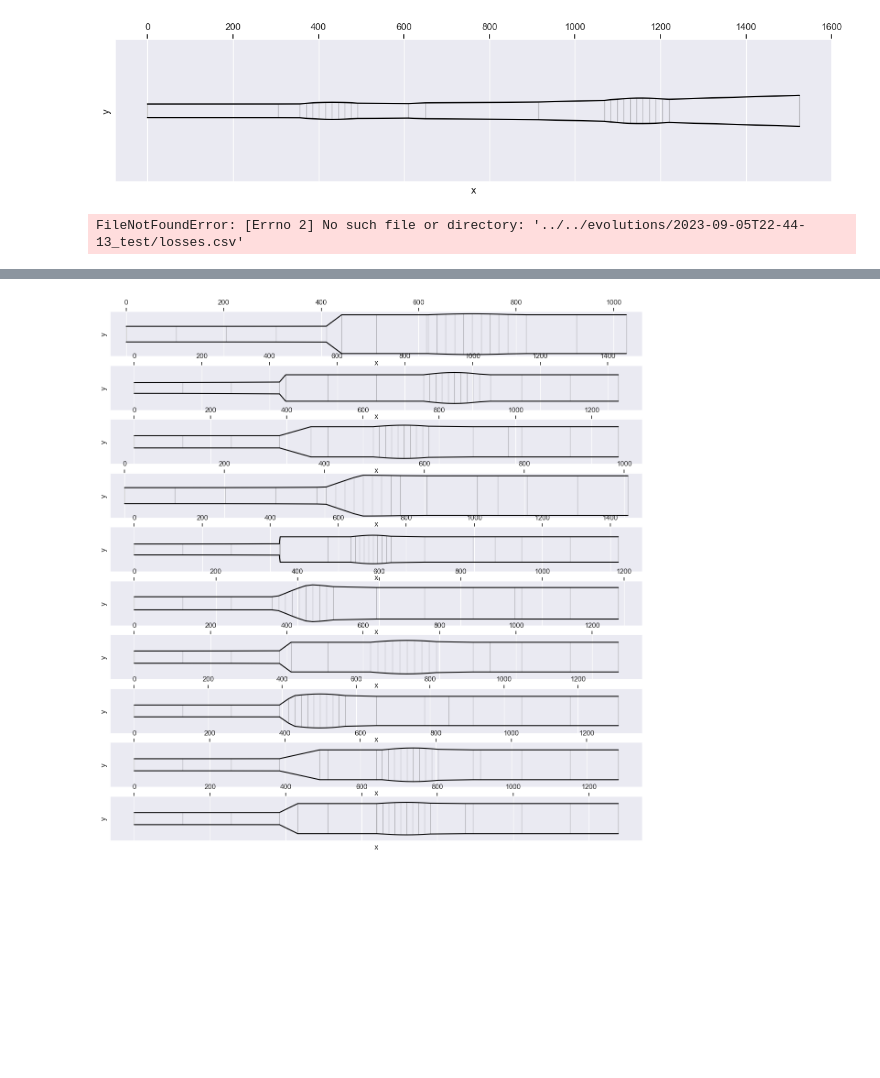
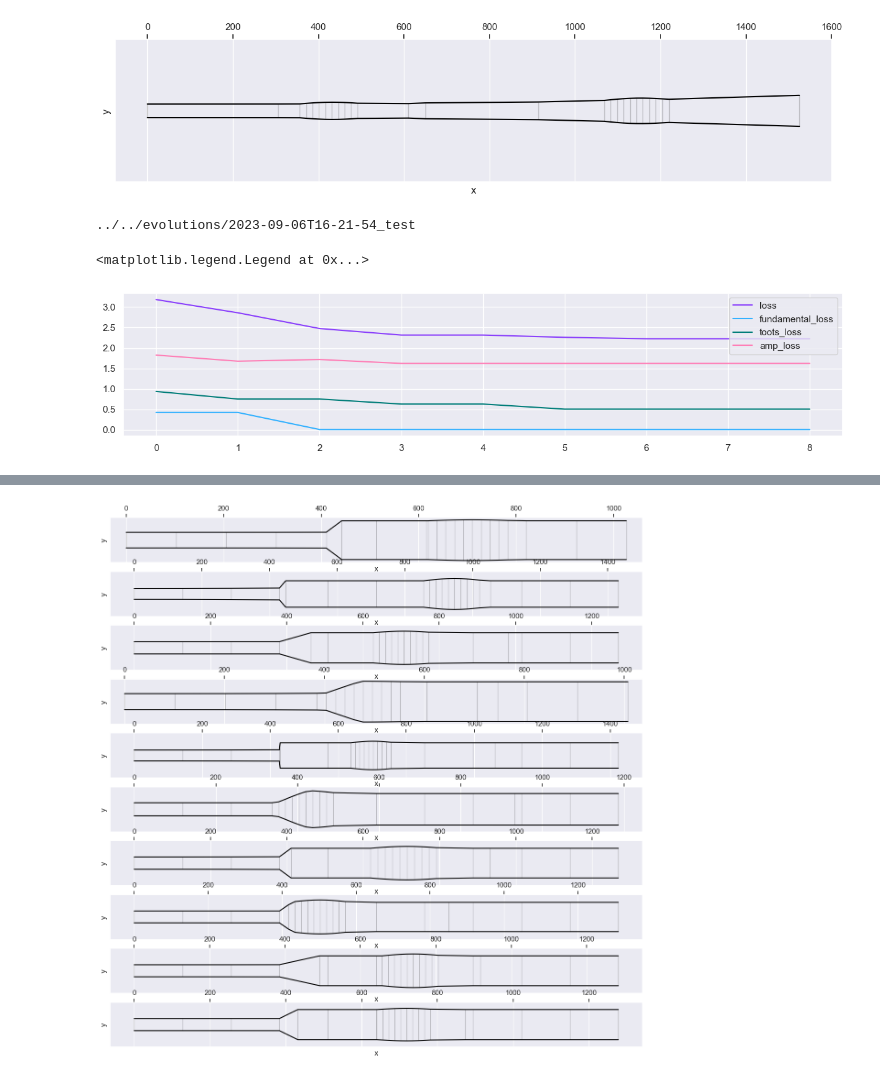
Before and after one commit to jnehring/didge-lab, a Jupyter notebook: src/experiments/UniversalShape.ipynb, the cells around one changed output, grey strips where cells are left out. Drawn from its saved outputs; the diff is of its cells as text; code cells hidden in the pictures; blank space fills up the shorter version.

```diff
--- a/src/experiments/UniversalShape.ipynb
+++ b/src/experiments/UniversalShape.ipynb
@@ -264,19 +322,34 @@ geo3.get_cadsd().get_notes()
 # %%
 import pandas as pd
 import os
 evolutions_folder="../../evolutions/"
 subfolders = sorted(os.listdir(evolutions_folder))
 latestfolder = os.path.join(evolutions_folder, subfolders[-1])
+print(latestfolder)
 df = pd.read_csv(os.path.join(latestfolder, "losses.csv"))
 steps = []
 df = df.query("i_generation<i_generation.max()")
 df
 
 x = df.i_generation.unique()
-for i_mutant in df.i_mutant.unique():
-    plt.plot(x,df.query("i_mutant==@i_mutant").loss)
+
+columns=list(df.columns)
+columns=columns[columns.index("loss"):]
+colors = ['#8a3ffc', '#33b1ff', '#007d79', '#ff7eb6', '#fa4d56', '#fff1f1', '#6fdc8c', '#4589ff', '#d12771', '#d2a106', '#08bdba', '#bae6ff', '#ba4e00', '#d4bbff']
+for i in range(len(columns)):
+    c = columns[i]
+    ymin=df.groupby("i_generation")[c].min()
+    #ymax=df.groupby("i_generation")[c].max()
+    #plt.fill_between(x, ymin, ymax, label=c, color=colors[i])
+    plt.plot(x, ymin, label=c, color=colors[i])
+
+plt.legend()
+#for i_mutant in df.i_mutant.unique():
+#    plt.plot(x,df.query("i_mutant==@i_mutant").loss)
 # %% [output]
-FileNotFoundError: [Errno 2] No such file or directory: '../../evolutions/2023-09-05T22-44-13_test/losses.csv'
+../../evolutions/2023-09-06T16-21-54_test
+<matplotlib.legend.Legend at 0x...>
+[figure, added]
 # %%
 from didgelab.util.didge_visualizer import vis_didge
 
```
Also changed, not shown: parts of 17 cells of this notebook, 17 other files.
